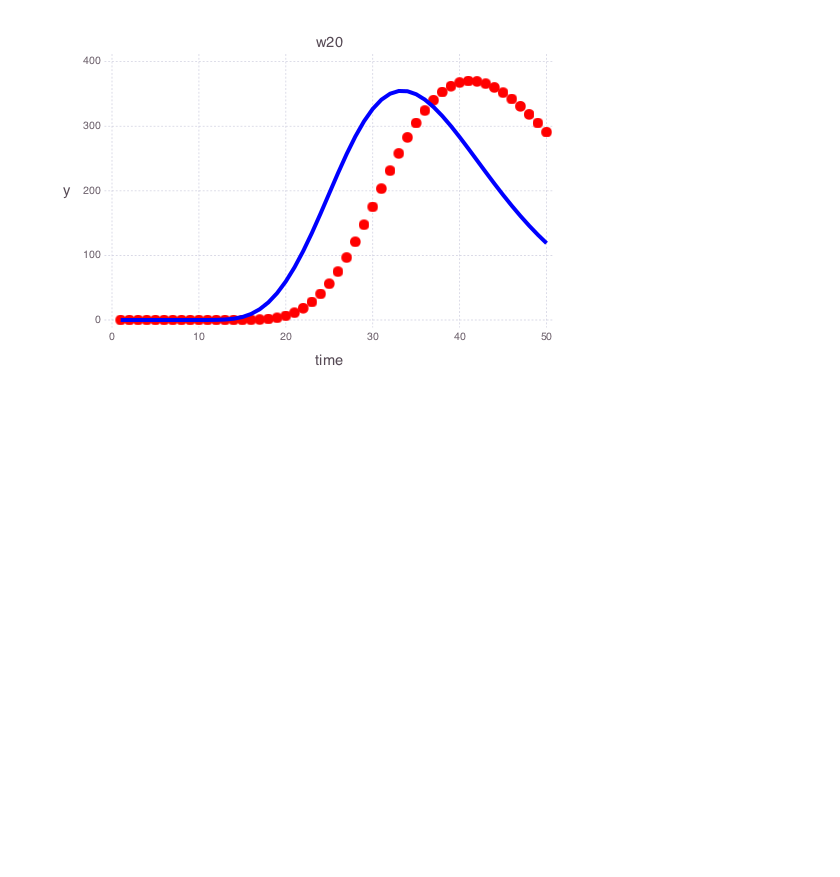
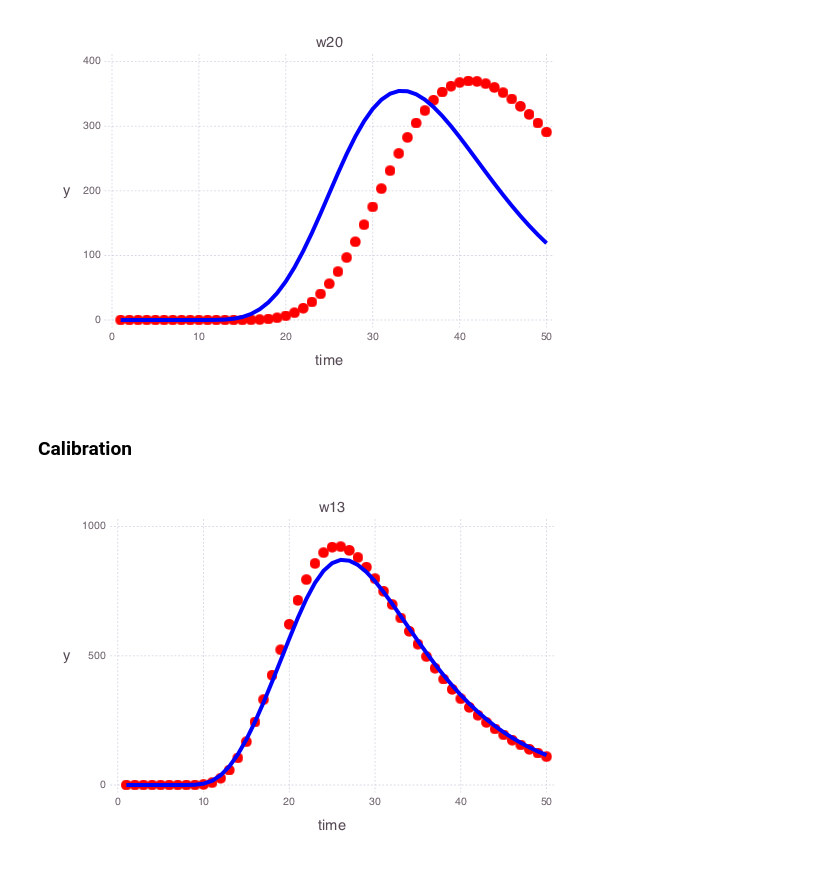
Before and after one commit to madsjulia/Mads.jl, a Jupyter notebook: notebooks/contamination.ipynb, the cells around one changed output. Drawn from its saved outputs; the diff is of its cells as text; code cells hidden in the pictures; blank space fills up the shorter version.

```diff
--- a/notebooks/contamination.ipynb
+++ b/notebooks/contamination.ipynb
@@ -48,2 +48,10 @@ Mads.plotmatches(md, r"w20", format="png")
 # %% [output]
 [figure]
+# %% [markdown]
+### Calibration
+# %%
+calib_param, calib_results = Mads.calibrate(md)
+calib_predictions = Mads.forward(md, calib_param)
+Mads.plotmatches(md, calib_predictions, r"w13")
+# %% [output]
+[figure, added]
```
Also changed, not shown: parts of 6 cells of this notebook, 3 other files.
